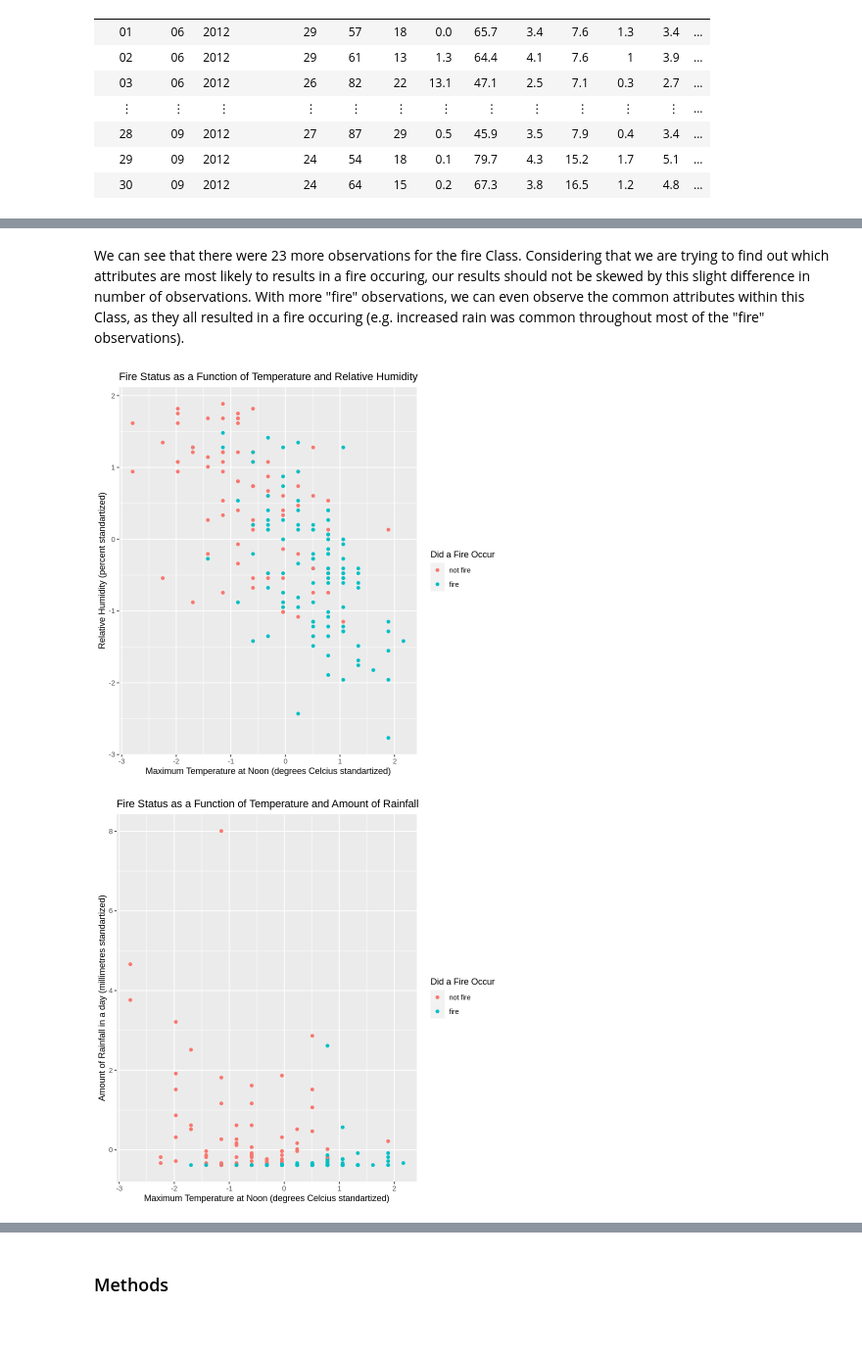
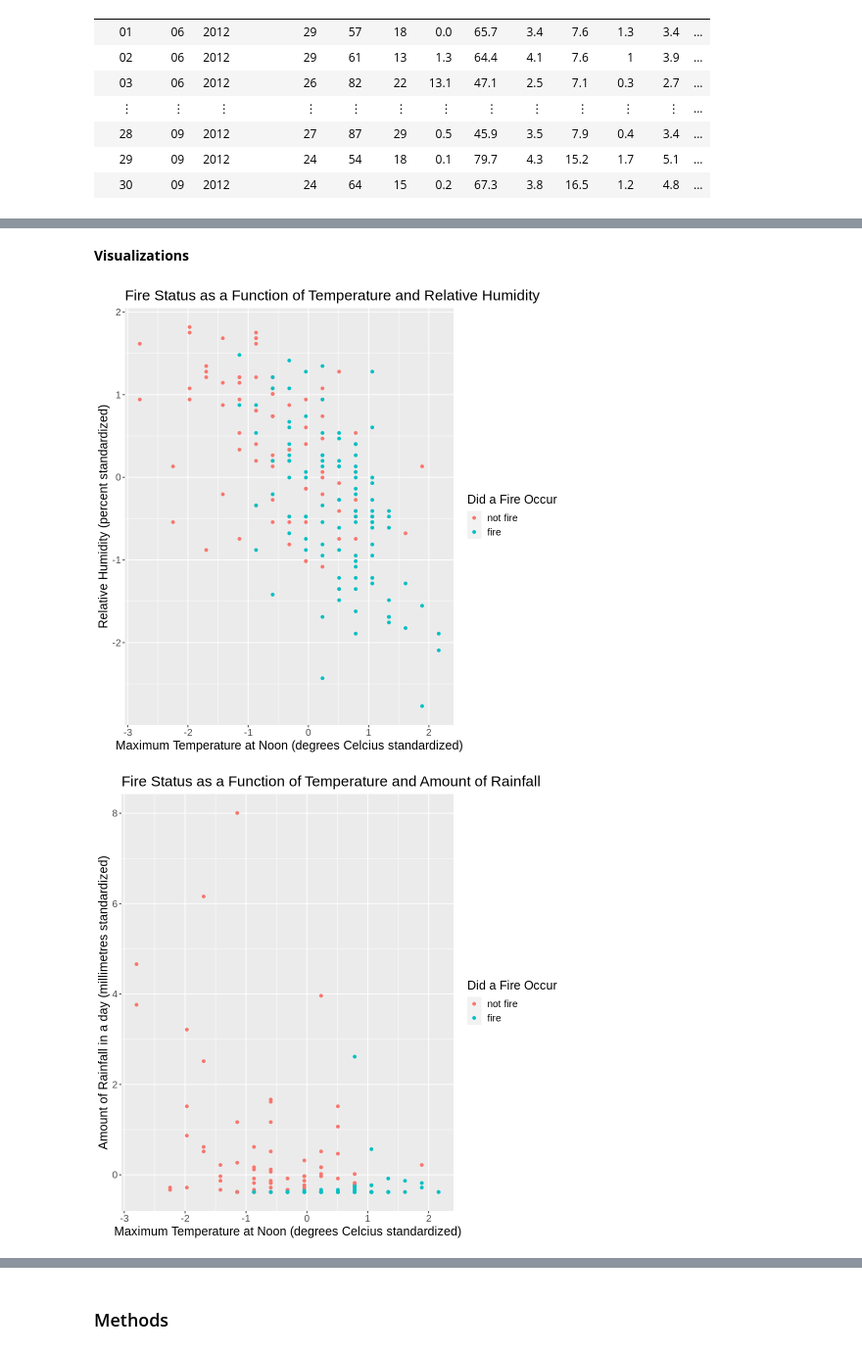
Before and after one commit to alexpiarkouski/Fire-Prediction, a Jupyter notebook: group_proposal.ipynb, the cells around one changed output, grey strips where cells are left out. Shown: that part at 98% size. Cells and saved outputs as stored; diff of their text form; code cells hidden in the pictures.

```diff
--- a/group_proposal.ipynb
+++ b/group_proposal.ipynb
@@ -104,10 +124,10 @@ A tibble: 243 × 6
 
 #Filtering first for our desired predictors and Class variable
 filtered_fire <- fire_data_refined %>%
-select(scaled_Temperature, scaled_RH, scaled_Ws, scaled_Rain, scaled_FWI, fire_occurence)
+select(scaled_Temperature, scaled_RH, scaled_Ws, scaled_Rain, scaled_FWI, fire_occurrence)
 
 #Splitting into training and test sets
-fire_split <- initial_split(filtered_fire, prop = 0.75, strata = fire_occurence)
+fire_split <- initial_split(filtered_fire, prop = 0.75, strata = fire_occurrence)
 fire_train <- training(fire_split)
 fire_test <- testing(fire_split)
 fire_train
@@ -150,5 +172,3 @@ A tibble: 2 × 3
 | <fct> | <int> | <dbl> |
 | not fire | 80 | 43.71585 |
 | fire | 103 | 56.28415 |
-# %% [markdown]
-We can see that there were 23 more observations for the fire Class. Considering that we are trying to find out which attributes are most likely to results in a fire occuring, our results should not be skewed by this slight difference in number of observations. With more "fire" observations, we can even observe the common attributes within this Class, as they all resulted in a fire occuring (e.g. increased rain was common throughout most of the "fire" observations).
@@ -155,40 +179,48 @@ We can see that there were 23 more observations for the fire Class. Considering
+# %% [markdown]
+**Visualizations**
 # %%
-#Creating visualizations
+#Creating visualizations with the purpose of observing the types (including direction and strength) of relationships between our chosen predictors and fire occurence
+
+options(repr.plot.width=8, repr.plot.height=8)
 temperature_humidity_plot <- fire_train %>%
-    ggplot(aes(x = scaled_Temperature, y = scaled_RH, colour = fire_occurence)) +
+    ggplot(aes(x = scaled_Temperature, y = scaled_RH, colour = fire_occurrence)) +
 geom_point() +
-labs(x = "Maximum Temperature at Noon (degrees Celcius standartized)",
-     y = "Relative Humidity (percent standartized)",
+labs(x = "Maximum Temperature at Noon (degrees Celcius standardized)",
+     y = "Relative Humidity (percent standardized)",
     colour = "Did a Fire Occur") +
-ggtitle("Fire Status as a Function of Temperature and Relative Humidity")
+ggtitle("Fire Status as a Function of Temperature and Relative Humidity") +
+  theme(text = element_text(size = 15))
 temperature_humidity_plot
 
 temperature_rain_plot <- fire_train %>%
-    ggplot(aes(x = scaled_Temperature, y = scaled_Rain, colour = fire_occurence))+
+    ggplot(aes(x = scaled_Temperature, y = scaled_Rain, colour = fire_occurrence))+
 geom_point() +
-labs(x = "Maximum Temperature at Noon (degrees Celcius standartized)",
-     y = "Amount of Rainfall in a day (millimetres standartized)",
+labs(x = "Maximum Temperature at Noon (degrees Celcius standardized)",
+     y = "Amount of Rainfall in a day (millimetres standardized)",
     colour = "Did a Fire Occur") +
-ggtitle("Fire Status as a Function of Temperature and Amount of Rainfall")
+ggtitle("Fire Status as a Function of Temperature and Amount of Rainfall") +
+ theme(text = element_text(size = 15))
 temperature_rain_plot
 
 temperature_wind_plot <- fire_train %>%
-    ggplot(aes(x = scaled_Temperature, y = scaled_Ws, colour = fire_occurence))+
+    ggplot(aes(x = scaled_Temperature, y = scaled_Ws, colour = fire_occurrence))+
 geom_point() +
-labs(x = "Maximum Temperature at Noon (degrees Celcius standartized)",
-     y = "Wind Speed (km/h standartized)",
+labs(x = "Maximum Temperature at Noon (degrees Celcius standardized)",
+     y = "Wind Speed (km/h standardized)",
     colour = "Did a Fire Occur") +
-ggtitle("Fire Status as a Function of Temperature and Wind Speed")
+ggtitle("Fire Status as a Function of Temperature and Wind Speed") +
+ theme(text = element_text(size = 15))
 temperature_wind_plot
 
 temperature_FWI_plot <- fire_train %>%
-    ggplot(aes(x = scaled_Temperature, y = scaled_FWI, colour = fire_occurence))+
+    ggplot(aes(x = scaled_Temperature, y = scaled_FWI, colour = fire_occurrence))+
 geom_point() +
-labs(x = "Maximum Temperature at Noon (degrees Celcius standartized)",
-     y = "Fire Weather Index (no units - a standartized score",
+labs(x = "Maximum Temperature at Noon (degrees Celcius standardized)",
+     y = "Fire Weather Index (no units - a standardized score)",
     colour = "Did a Fire Occur") +
-ggtitle("Fire Status as a Function of Temperature and Fire Weather Index")
+ggtitle("Fire Status as a Function of Temperature and Fire Weather Index") +
+ theme(text = element_text(size = 15))
 temperature_FWI_plot
 # %% [output]
-[figure, old version]
+[figure, new version]
-[figure, old version]
+[figure, new version]
```
Also changed, not shown: parts of 21 cells of this notebook.
